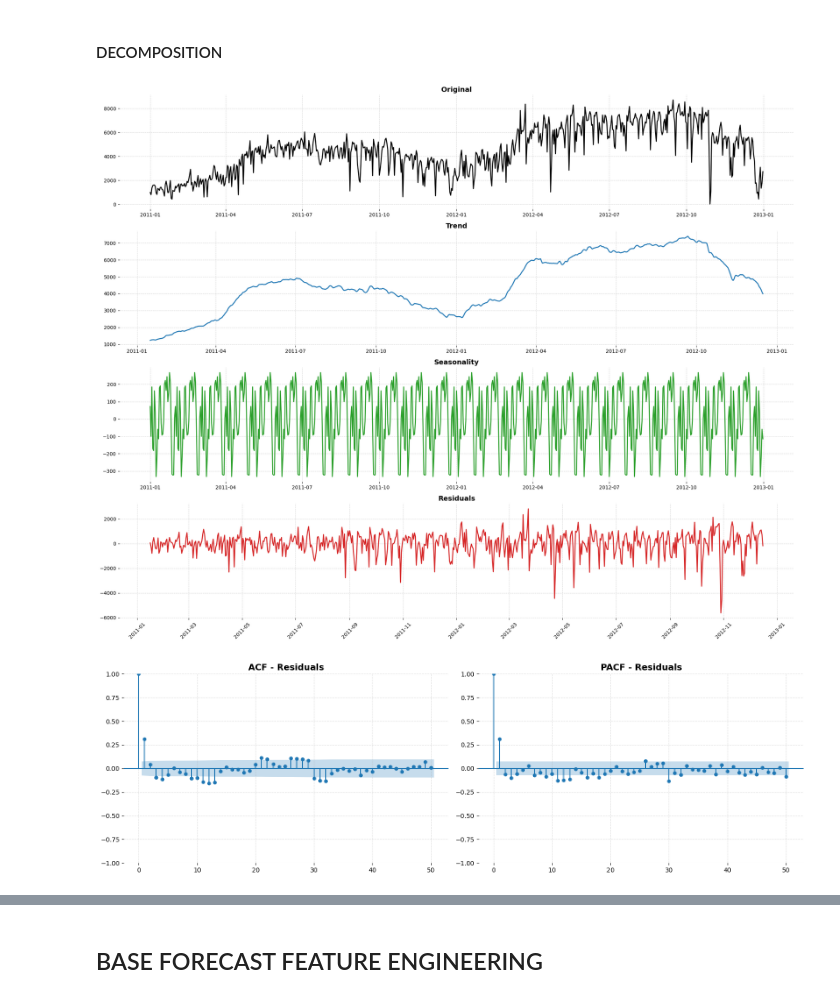
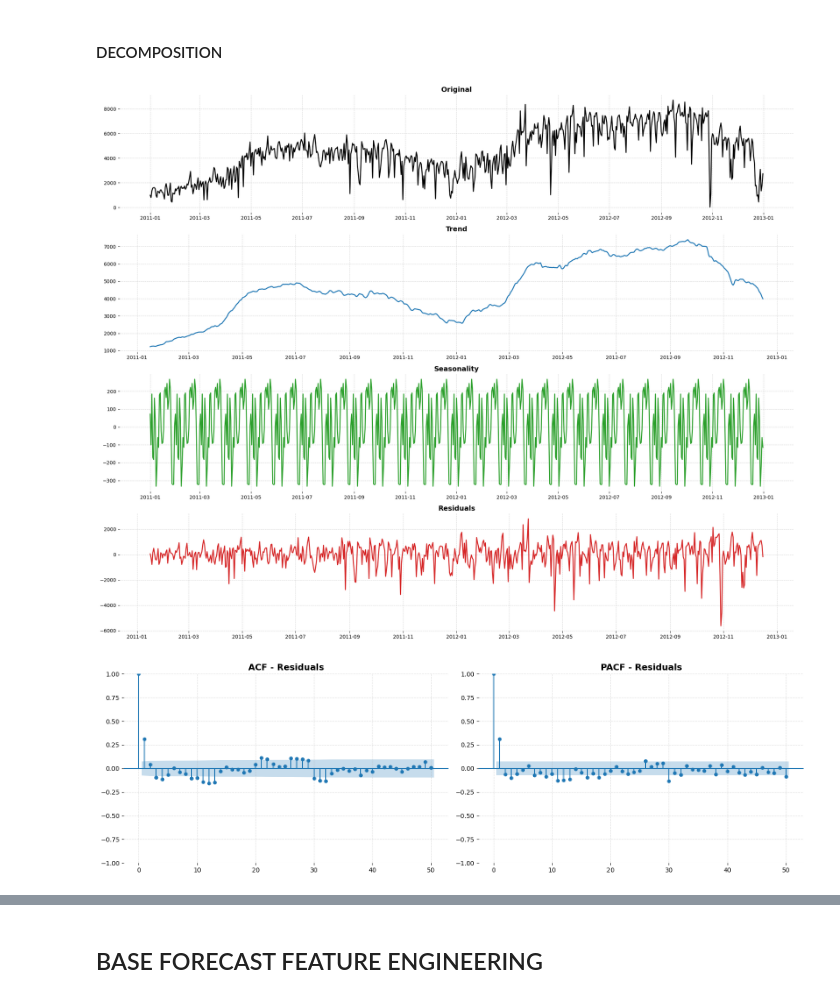
Before and after one commit to EAlmazanG/forecast-incremental-workflow, a Jupyter notebook: notebooks/forecast_day.ipynb, the cells around one changed output, grey strips where cells are left out. Drawn from its saved outputs; the diff is of its cells as text; code cells hidden in the pictures.

```diff
--- a/notebooks/forecast_day.ipynb
+++ b/notebooks/forecast_day.ipynb
@@ -388,35 +440,34 @@ plot_acf_and_pacf(df["bikes_rented"])
 # %% [markdown]
 #### DECOMPOSITION
 # %%
-decomposed = seasonal_decompose(df["bikes_rented"], model='additive', period=30)
+decomposed = seasonal_decompose(df[target_column], model='additive', period=30)
 
 fig, axes = plt.subplots(4, 1, figsize=(20, 16))
 
 axes[0].plot(df["date"], decomposed.observed, color="black", linewidth=2)
 axes[0].set_title("Original", fontsize=14, fontweight='bold')
 
 axes[1].plot(df["date"], decomposed.trend, color="tab:blue", linewidth=2)
 axes[1].set_title("Trend", fontsize=14, fontweight='bold')
 
 axes[2].plot(df["date"], decomposed.seasonal, color="tab:green", linewidth=2)
 axes[2].set_title("Seasonality", fontsize=14, fontweight='bold')
 
 axes[3].plot(df["date"], decomposed.resid, color="tab:red", linewidth=2)
 axes[3].set_title("Residuals", fontsize=14, fontweight='bold')
 
 for ax in axes:
     for spine in ax.spines.values():
         spine.set_visible(False)
     ax.grid(True, linestyle="--", alpha=0.5)
-
-axes[-1].xaxis.set_major_locator(mdates.MonthLocator(interval=2))
-axes[-1].xaxis.set_major_formatter(mdates.DateFormatter("%Y-%m"))
-axes[-1].tick_params(axis='x', rotation=45, labelsize=10)
+    ax.xaxis.set_major_locator(mdates.MonthLocator(interval=2))
+    ax.xaxis.set_major_formatter(mdates.DateFormatter("%Y-%m"))
+    ax.tick_params(axis='x', rotation=0, labelsize=10)
 
 plt.tight_layout()
 plt.show()
 
 plot_acf_and_pacf(decomposed.resid.dropna(), ' - Residuals')
 # %% [output]
-[figure, old version]
+[figure, new version]
 [figure]
```
Also changed, not shown: parts of 18 cells of this notebook.
